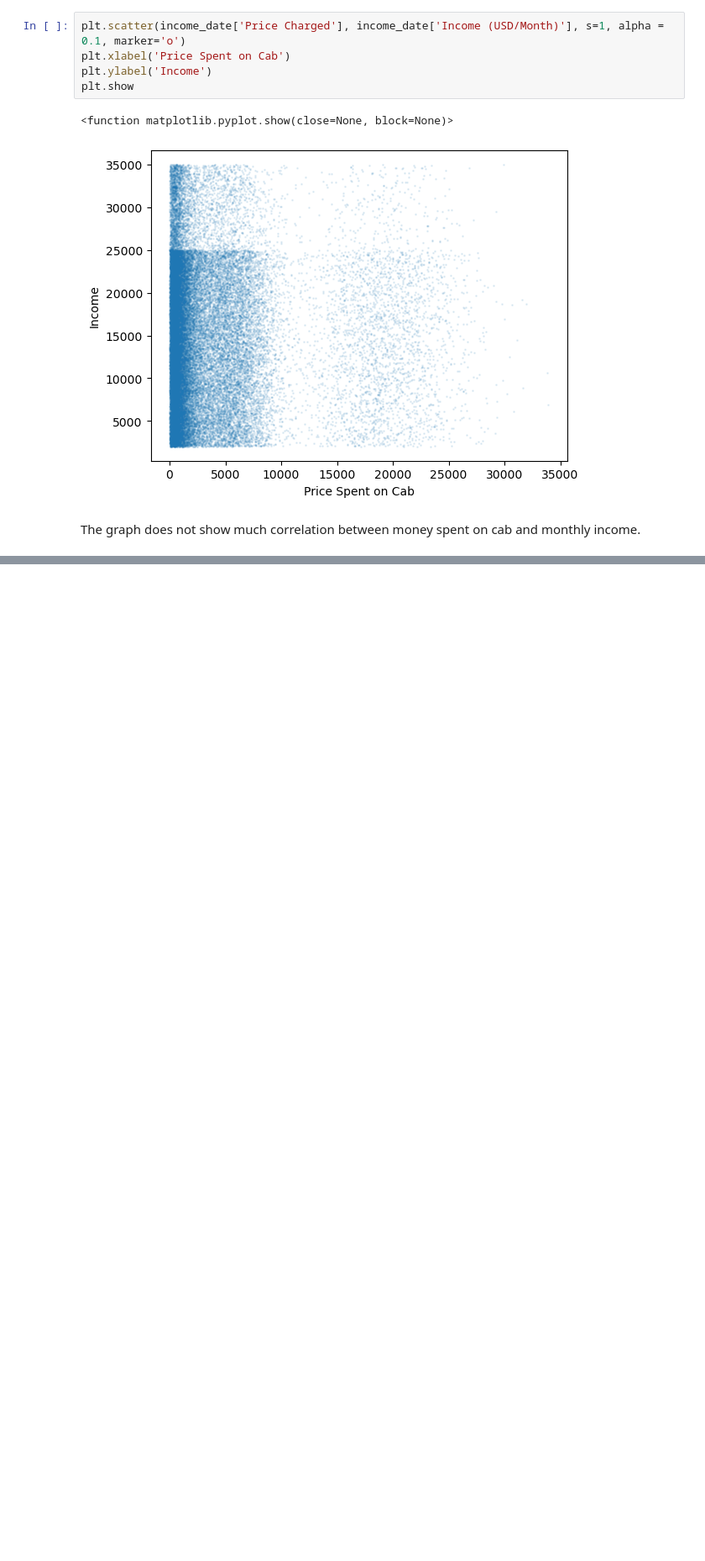
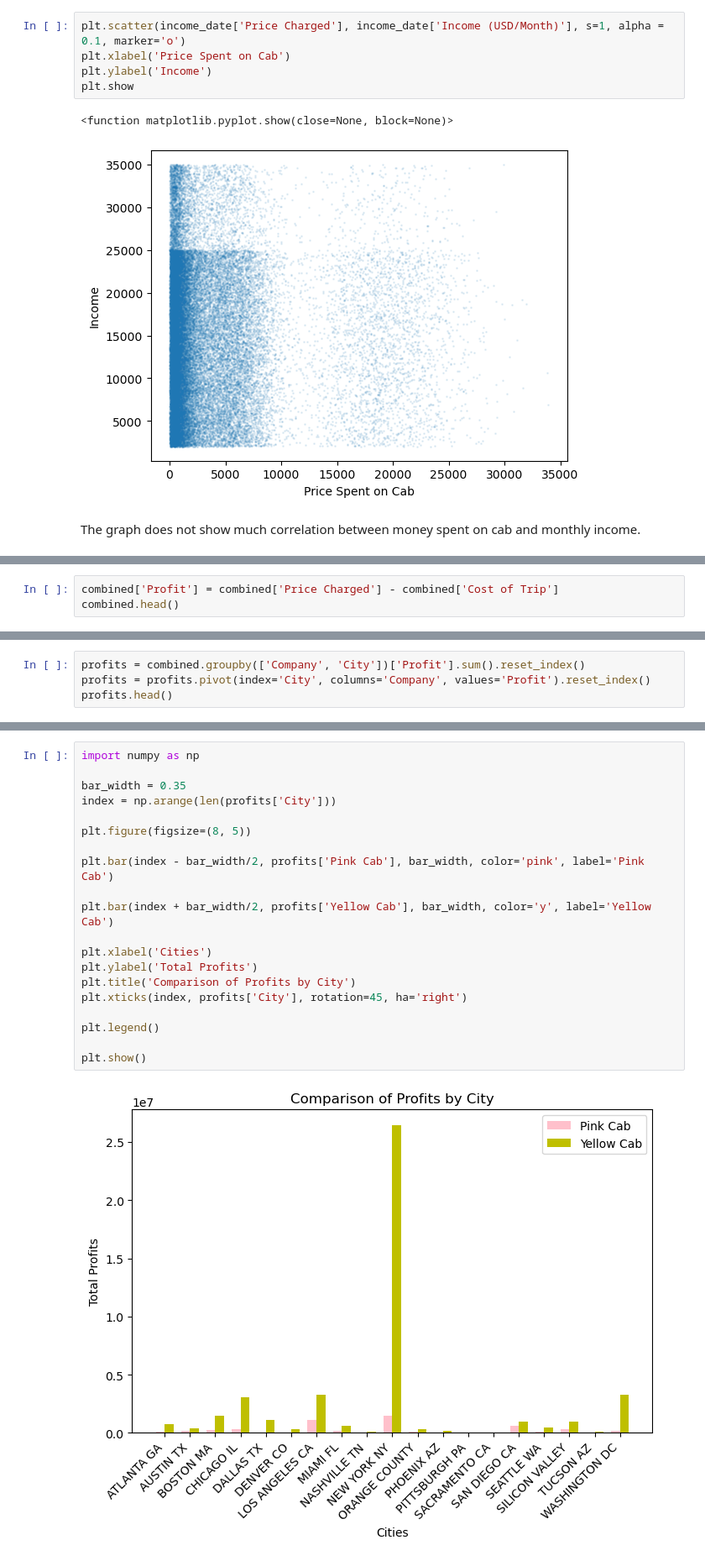
Before and after one commit to Amy0Shen/G2M-for-Cab, a Jupyter notebook: G2M insight for Cab Investment firm.ipynb, the cells around one changed output, grey strips where cells are left out. Shown at 84% size. Cells and saved outputs as stored; diff of their text form; blank space fills up the shorter version.

```diff
--- a/G2M insight for Cab Investment firm.ipynb
+++ b/G2M insight for Cab Investment firm.ipynb
@@ -189,0 +236,3 @@ The graph does not show much correlation between money spent on cab and monthly
+# %%
+combined['Profit'] = combined['Price Charged'] - combined['Cost of Trip']
+combined.head()
@@ -189,0 +246,4 @@ The graph does not show much correlation between money spent on cab and monthly
+# %%
+profits = combined.groupby(['Company', 'City'])['Profit'].sum().reset_index()
+profits = profits.pivot(index='City', columns='Company', values='Profit').reset_index()
+profits.head()
@@ -189,0 +257,22 @@ The graph does not show much correlation between money spent on cab and monthly
+# %%
+import numpy as np
+
+bar_width = 0.35
+index = np.arange(len(profits['City']))
+
+plt.figure(figsize=(8, 5))
+
+plt.bar(index - bar_width/2, profits['Pink Cab'], bar_width, color='pink', label='Pink Cab')
+
+plt.bar(index + bar_width/2, profits['Yellow Cab'], bar_width, color='y', label='Yellow Cab')
+
+plt.xlabel('Cities')
+plt.ylabel('Total Profits')
+plt.title('Comparison of Profits by City')
+plt.xticks(index, profits['City'], rotation=45, ha='right')
+
+plt.legend()
+
+plt.show()
+# %% [output]
+[figure, added]
```
Also changed, not shown: parts of 18 cells of this notebook, 2 other files.
